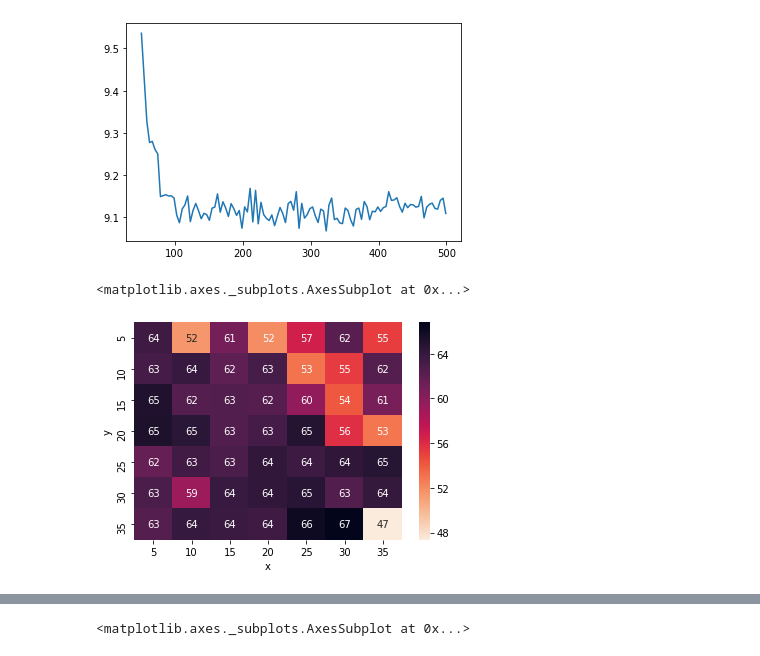
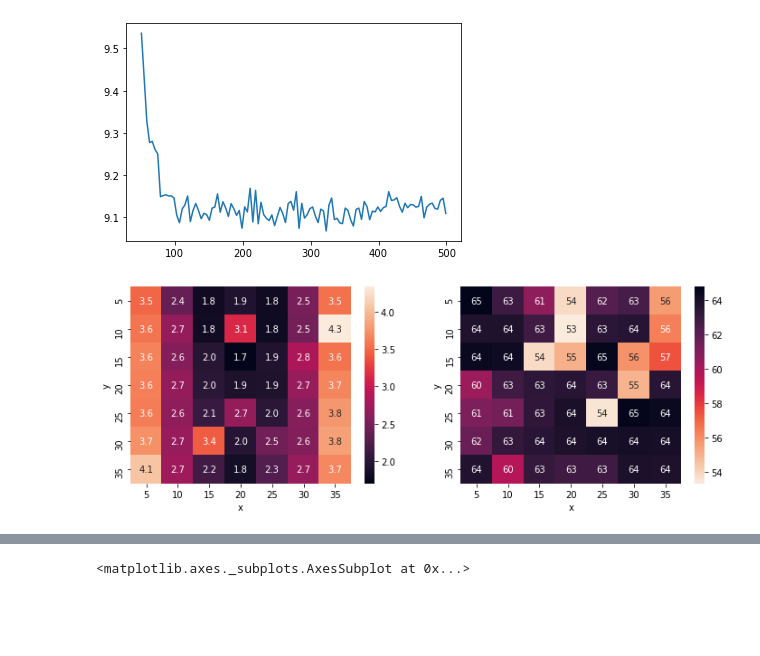
Before and after one commit to faaizT/CausalTwinAssessment, a Jupyter notebook: ELBO Analysis.ipynb, the cells around one changed output, grey strips where cells are left out. Saved outputs shown, nothing was run; the diff lists cells and outputs as text; code cells hidden in the pictures; blank space fills up the shorter version.

```diff
--- a/ELBO Analysis.ipynb
+++ b/ELBO Analysis.ipynb
@@ -22,10 +29,8 @@ plt.plot(valid_losses['Epochs'], valid_losses['Test Loss'])
 # %% [output]
 [<matplotlib.lines.Line2D at 0x...>]
 [figure]
-# %%
-policy_acc = pd.read_csv("/data/localhost/taufiq/model-learn-policy-posterior-wd_2.0-lr_0.0001/accuracy.csv")
-policy_acc = policy_acc.pivot_table(index="y", columns="x", values="policy accuracy", aggfunc=np.max)
-sns.heatmap(policy_acc, vmax=policy_acc.values.max(), vmin=policy_acc.values.min(), annot=True, fmt='.0f', cmap=sns.cm.rocket_r)
-# %% [output]
-<matplotlib.axes._subplots.AxesSubplot at 0x...>
-[figure, removed]
+# %%
+model_name = "model-learn-policy-posterior-wd_2.0-lr_0.0005"
+plot_loss_and_accuracy(model_name)
+# %% [output]
+[figure, added]
```
Also changed, not shown: parts of 7 cells of this notebook.
